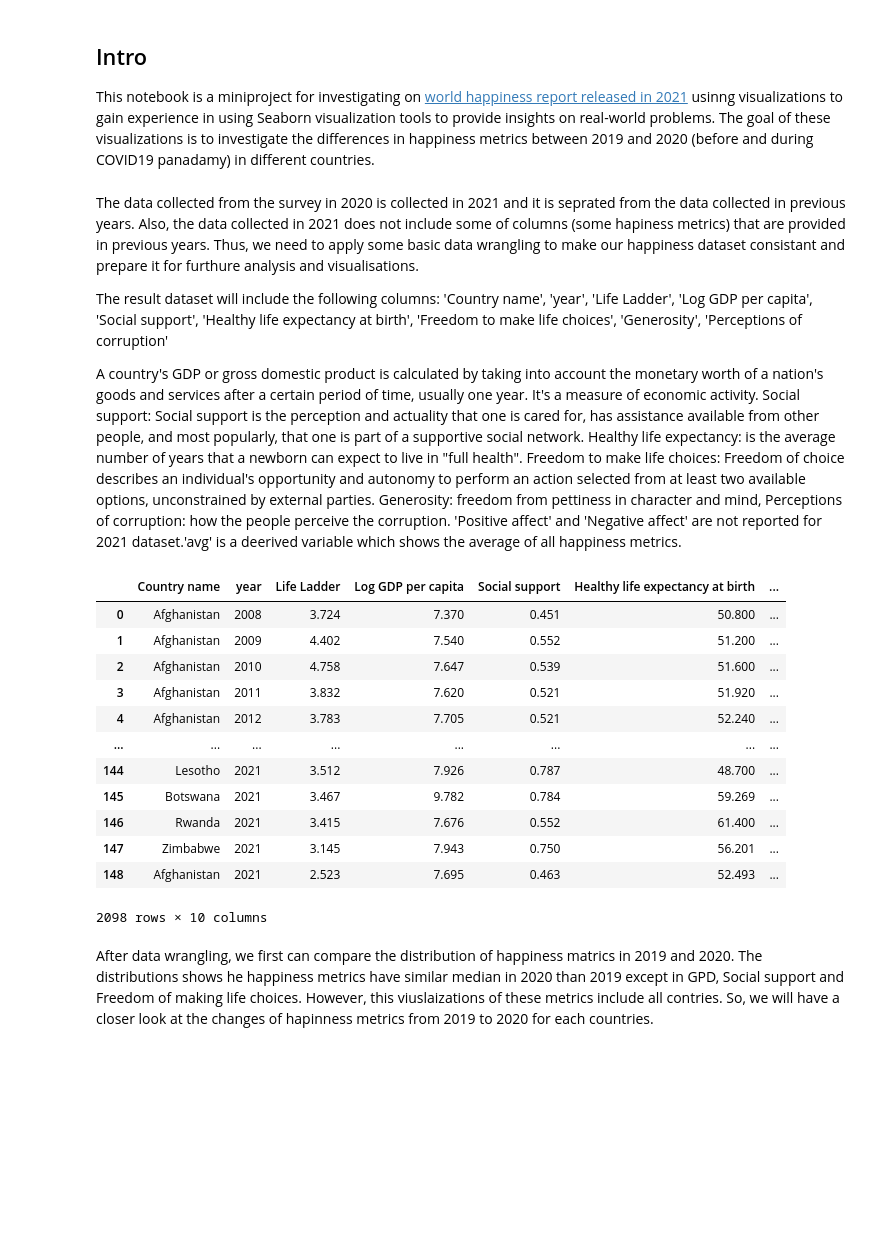
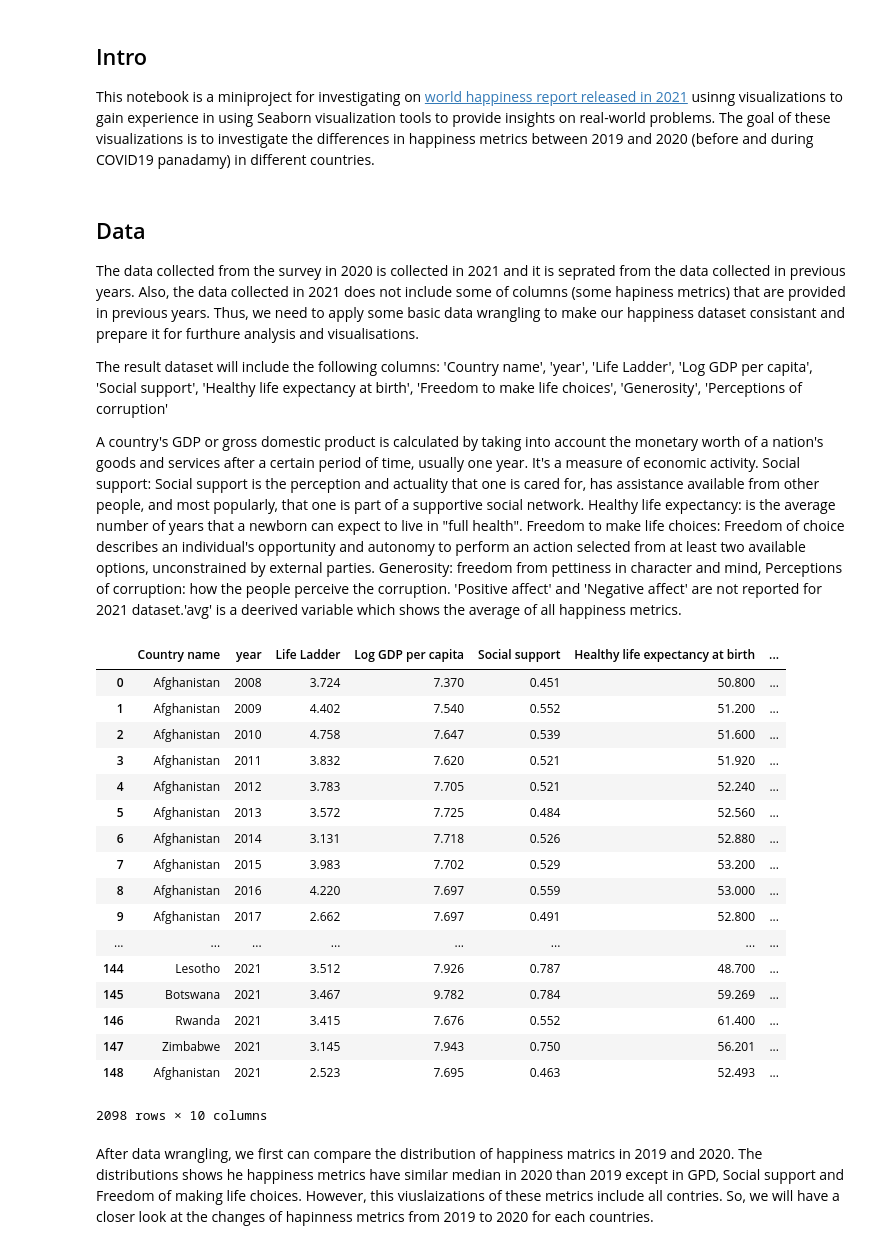
Before and after one commit to nemote95/Kaggle-playground, a Jupyter notebook: world happiness.ipynb, the cells around one changed output. Cells and saved outputs as stored; diff of their text form; code cells hidden in the pictures; blank space fills up the shorter version.

```diff
--- a/world happiness.ipynb
+++ b/world happiness.ipynb
@@ -7,7 +7,12 @@ import pandas as pd
 import matplotlib.pyplot as plt
 %matplotlib inline
 import seaborn as sns
+
+
+import os
+path = os.getcwd()
 # %% [markdown]
+## Data
 The data collected from the survey in 2020 is collected in 2021 and it is seprated from the data collected in previous years. Also, the data collected in 2021 does not include some of columns (some hapiness metrics) that are provided in previous years. Thus, we need to apply some basic data wrangling to make our happiness dataset consistant and prepare it for furthure analysis and visualisations.
 
 The result dataset will include the following columns:
@@ -21,39 +26,44 @@ A country's GDP or gross domestic product is calculated by taking into account t
 #loading files into a DataFrame
 
 # alll years before 2020
-my_filepath = '../input/world-happiness-report-2021/world-happiness-report.csv'
-happiness_data = pd.read_csv(my_filepath)
+my_filepath = '//input//world-happiness-report.csv'
+happiness_data = pd.read_csv(path+my_filepath)
 
 # data collected in Feb 2020
-my_filepath_2021 = '../input/world-happiness-report-2021/world-happiness-report-2021.csv'
-happiness_data_2021 = pd.read_csv(my_filepath_2021)
+my_filepath_2021 = '//input//world-happiness-report-2021.csv'
+happiness_data_2021 = pd.read_csv(path+my_filepath_2021)
 
 # appending 2021 dataset to previous years
 #getting coloumns of 2021 that are in common with 2020
 selected_2021_cols=['Country name','Ladder score',
         'Logged GDP per capita', 'Social support', 'Healthy life expectancy',
         'Freedom to make life choices', 'Generosity',
         'Perceptions of corruption']
 happiness_data_2021 = happiness_data_2021[selected_2021_cols]
 happiness_data_2021["year"]=2021
 
 # renaming columns in 2021 data to be consistant with other years
 happiness_data_2021.rename(columns={'Ladder score':"Life Ladder", "Logged GDP per capita":"Log GDP per capita", "Healthy life expectancy" : "Healthy life expectancy at birth"}, inplace = True)
 
 #combining all data
 happiness_data = happiness_data.append(happiness_data_2021)[happiness_data.columns[:-2]]
 
 #finding the average score
 happiness_data['avg'] = happiness_data[happiness_data.columns[2:]].astype(float).mean(axis=1)
 
 happiness_data
 # %% [output]
 |  | Country name | year | Life Ladder | Log GDP per capita | Social support | Healthy life expectancy at birth | ... |
 | 0 | Afghanistan | 2008 | 3.724 | 7.370 | 0.451 | 50.800 | ... |
 | 1 | Afghanistan | 2009 | 4.402 | 7.540 | 0.552 | 51.200 | ... |
 | 2 | Afghanistan | 2010 | 4.758 | 7.647 | 0.539 | 51.600 | ... |
 | 3 | Afghanistan | 2011 | 3.832 | 7.620 | 0.521 | 51.920 | ... |
 | 4 | Afghanistan | 2012 | 3.783 | 7.705 | 0.521 | 52.240 | ... |
+| 5 | Afghanistan | 2013 | 3.572 | 7.725 | 0.484 | 52.560 | ... |
+| 6 | Afghanistan | 2014 | 3.131 | 7.718 | 0.526 | 52.880 | ... |
+| 7 | Afghanistan | 2015 | 3.983 | 7.702 | 0.529 | 53.200 | ... |
+| 8 | Afghanistan | 2016 | 4.220 | 7.697 | 0.559 | 53.000 | ... |
+| 9 | Afghanistan | 2017 | 2.662 | 7.697 | 0.491 | 52.800 | ... |
 | ... | ... | ... | ... | ... | ... | ... | ... |
 | 144 | Lesotho | 2021 | 3.512 | 7.926 | 0.787 | 48.700 | ... |
 | 145 | Botswana | 2021 | 3.467 | 9.782 | 0.784 | 59.269 | ... |
```
Also changed, not shown: parts of 4 cells of this notebook, 4 other files.
